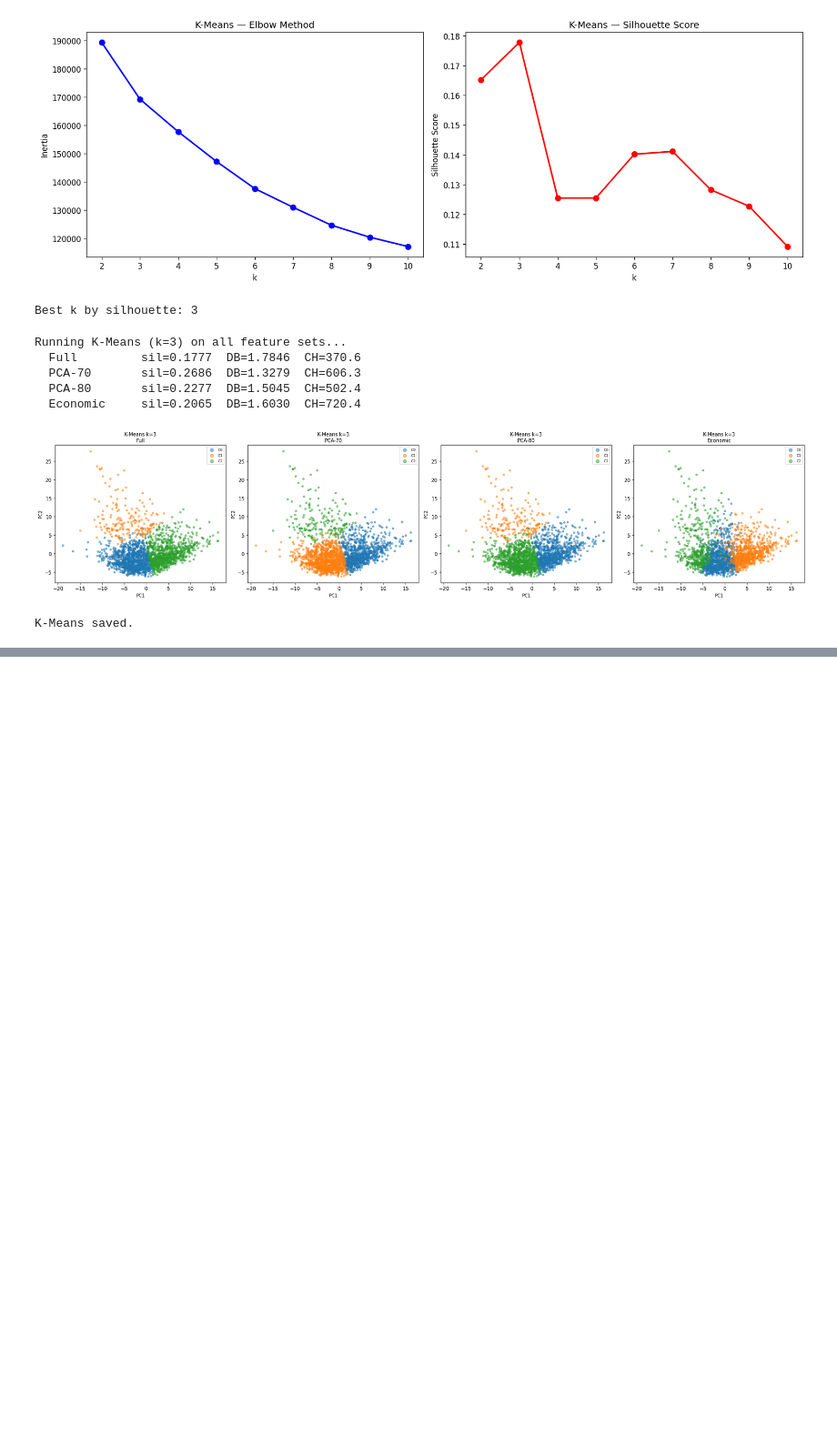
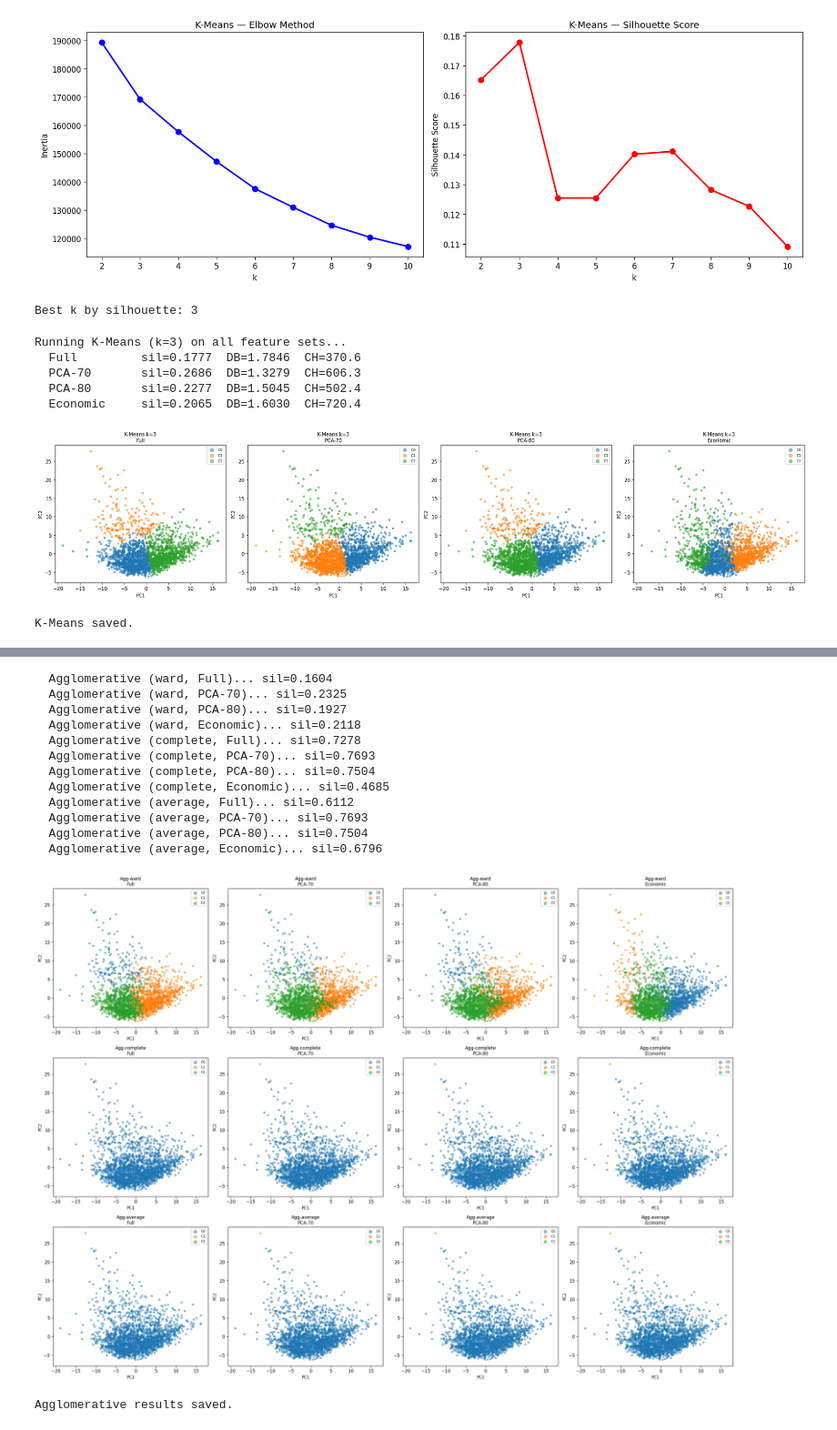
Before and after one commit to davidcuruvija/ip2-project-2026, a Jupyter notebook: 02_clustering.ipynb, the cells around one changed output, grey strips where cells are left out. Shown at 91% size. Saved outputs shown, nothing was run; the diff lists cells and outputs as text; code cells hidden in the pictures; blank space fills up the shorter version.

```diff
--- a/02_clustering.ipynb
+++ b/02_clustering.ipynb
@@ -231,0 +254,38 @@ K-Means saved.
+# %%
+linkage_methods = ['ward', 'complete', 'average']
+agg_results = {}
+
+fig, axes = plt.subplots(3, 4, figsize=(22, 16))
+for row, lm in enumerate(linkage_methods):
+    for col, (name, X) in enumerate(feature_sets.items()):
+        print(f'  Agglomerative ({lm}, {name})...', end=' ')
+        agg = AgglomerativeClustering(n_clusters=best_k, linkage=lm)
+        labels = agg.fit_predict(X)
+        m = compute_metrics(X, labels)
+        key = f'{lm}_{name}'
+        agg_results[key] = {'labels': labels, 'metrics': m}
+        plot_clusters(X_viz, labels, f'Agg-{lm}\n{name}', axes[row, col])
+        print(f'sil={m["silhouette"]:.4f}')
+
+plt.tight_layout()
+plt.savefig('figures/agglomerative_clusters.png', dpi=150, bbox_inches='tight')
+plt.show()
+
+all_results['Agglomerative'] = agg_results
+joblib.dump(agg_results, 'results_agglomerative.pkl')
+print('Agglomerative results saved.')
+# %% [output]
+  Agglomerative (ward, Full)... sil=0.1604
+  Agglomerative (ward, PCA-70)... sil=0.2325
+  Agglomerative (ward, PCA-80)... sil=0.1927
+  Agglomerative (ward, Economic)... sil=0.2118
+  Agglomerative (complete, Full)... sil=0.7278
+  Agglomerative (complete, PCA-70)... sil=0.7693
+  Agglomerative (complete, PCA-80)... sil=0.7504
+  Agglomerative (complete, Economic)... sil=0.4685
+  Agglomerative (average, Full)... sil=0.6112
+  Agglomerative (average, PCA-70)... sil=0.7693
+  Agglomerative (average, PCA-80)... sil=0.7504
+  Agglomerative (average, Economic)... sil=0.6796
+[figure, added]
+Agglomerative results saved.
```
Also changed, not shown: parts of 2 cells of this notebook, 3 other files.
